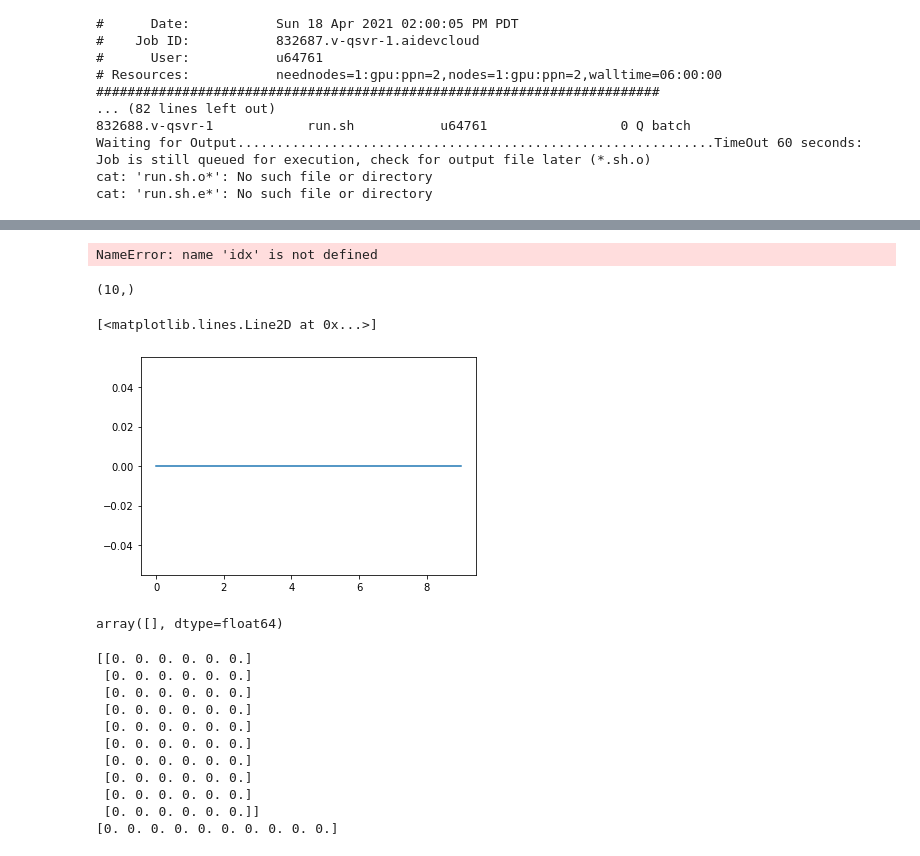
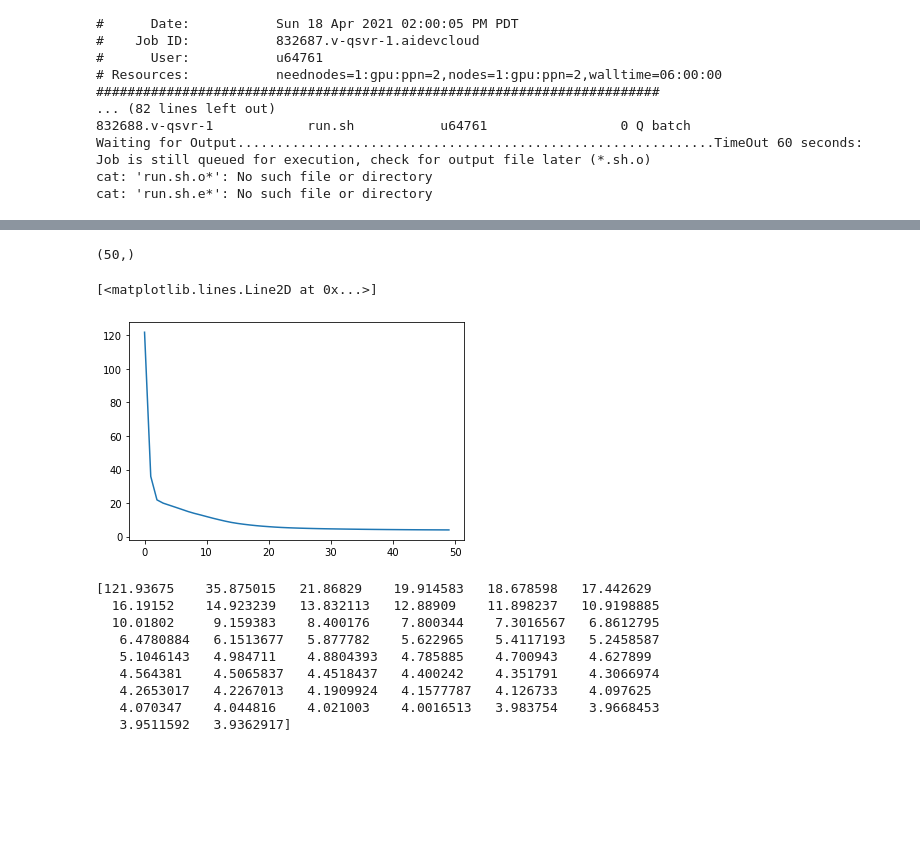
Before and after one commit to BrozzSama/onednn-wrapper, a Jupyter notebook: tutorial_getting_started.ipynb, the cells around one changed output, grey strips where cells are left out. Drawn from its saved outputs; the diff is of its cells as text; code cells hidden in the pictures; blank space fills up the shorter version.

```diff
--- a/tutorial_getting_started.ipynb
+++ b/tutorial_getting_started.ipynb
@@ -125,33 +111,24 @@ array([-0.48004901, -0.46916422, -0.45882425, -0.43727967, -0.43008596,
-# %%
-len(idx)
-# %% [output]
-NameError: name 'idx' is not defined
 # %%
 import matplotlib.pyplot as plt
+import numpy as np
 
-loss = np.sum(iterations**2, axis=1)
+loss = np.load("data/losses/loss_history.npy")
+
 print(loss.shape)
-plt.plot(np.arange(0,int(size/step)), loss[0:int(size/step)])
+plt.plot(np.arange(0,len(loss)), loss)
 # %% [output]
-(10,)
+(50,)
 [<matplotlib.lines.Line2D at 0x...>]
-[figure, old version]
+[figure, new version]
-# %%
-iterations[3, 53700:53720]
-# %% [output]
-array([], dtype=float64)
 # %%
-print(iterations)
 print(loss)
 # %% [output]
-[[0. 0. 0. 0. 0. 0.]
- [0. 0. 0. 0. 0. 0.]
- [0. 0. 0. 0. 0. 0.]
- [0. 0. 0. 0. 0. 0.]
- [0. 0. 0. 0. 0. 0.]
- [0. 0. 0. 0. 0. 0.]
- [0. 0. 0. 0. 0. 0.]
- [0. 0. 0. 0. 0. 0.]
- [0. 0. 0. 0. 0. 0.]
- [0. 0. 0. 0. 0. 0.]]
-[0. 0. 0. 0. 0. 0. 0. 0. 0. 0.]
+[121.93675    35.875015   21.86829    19.914583   18.678598   17.442629
+  16.19152    14.923239   13.832113   12.88909    11.898237   10.9198885
+  10.01802     9.159383    8.400176    7.800344    7.3016567   6.8612795
+   6.4780884   6.1513677   5.877782    5.622965    5.4117193   5.2458587
+   5.1046143   4.984711    4.8804393   4.785885    4.700943    4.627899
+   4.564381    4.5065837   4.4518437   4.400242    4.351791    4.3066974
+   4.2653017   4.2267013   4.1909924   4.1577787   4.126733    4.097625
+   4.070347    4.044816    4.021003    4.0016513   3.983754    3.9668453
+   3.9511592   3.9362917]
```
Also changed, not shown: parts of 2 cells of this notebook.
